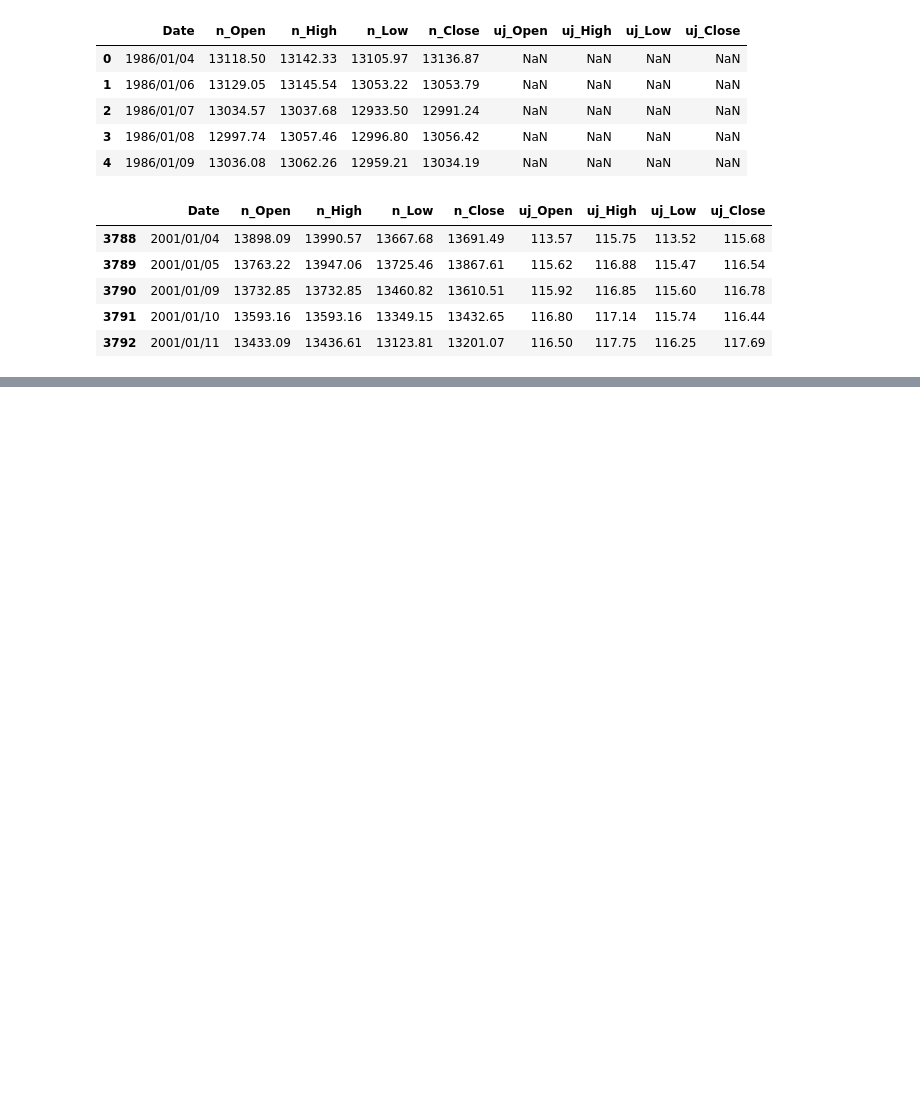
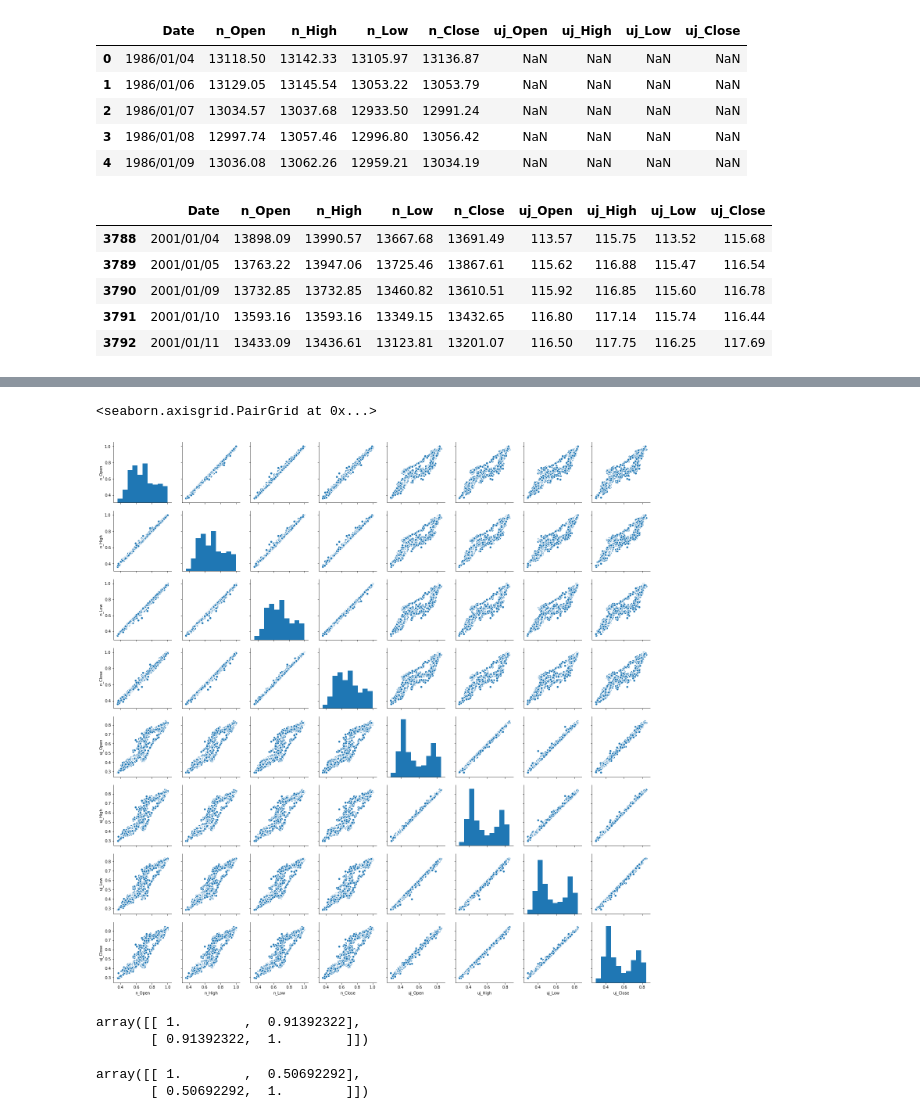
Before and after one commit to satetsu007/anomaly_detection, a Jupyter notebook: ipynb/ChangeFinder.ipynb, the cells around one changed output, grey strips where cells are left out. Drawn from its saved outputs; the diff is of its cells as text; code cells hidden in the pictures; blank space fills up the shorter version.

```diff
--- a/ipynb/ChangeFinder.ipynb
+++ b/ipynb/ChangeFinder.ipynb
@@ -156,0 +202,17 @@ df[1992:1995]付近で変化点を検出している
+# %%
+df_tmp = df.iloc[2992:]
+# %%
+sns.pairplot(df_tmp)
+# %% [output]
+<seaborn.axisgrid.PairGrid at 0x...>
+[figure, added]
+# %%
+np.corrcoef(df_tmp.n_Close, df_tmp.uj_Close)
+# %% [output]
+array([[ 1.        ,  0.91392322],
+       [ 0.91392322,  1.        ]])
+# %%
+np.corrcoef(df.n_Close, df.uj_Close)
+# %% [output]
+array([[ 1.        ,  0.50692292],
+       [ 0.50692292,  1.        ]])
```
Also changed, not shown: parts of 19 cells of this notebook, 2 other files.
